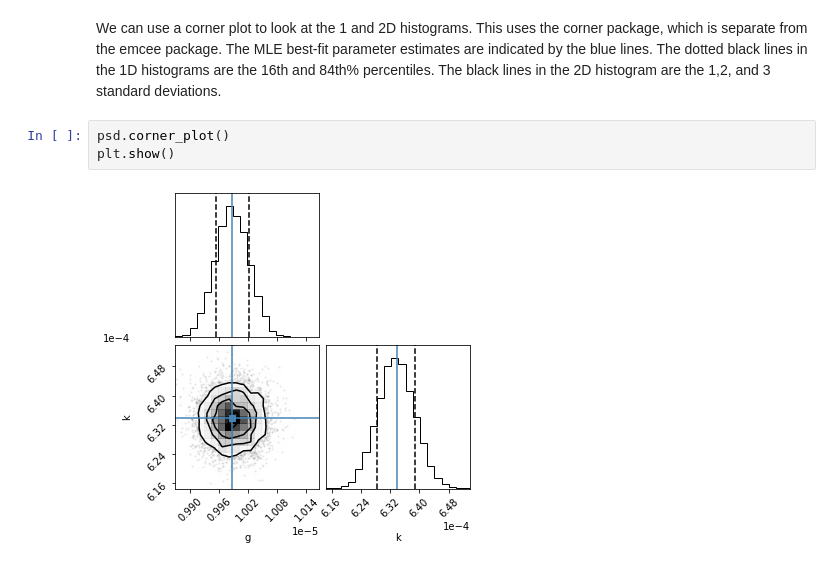
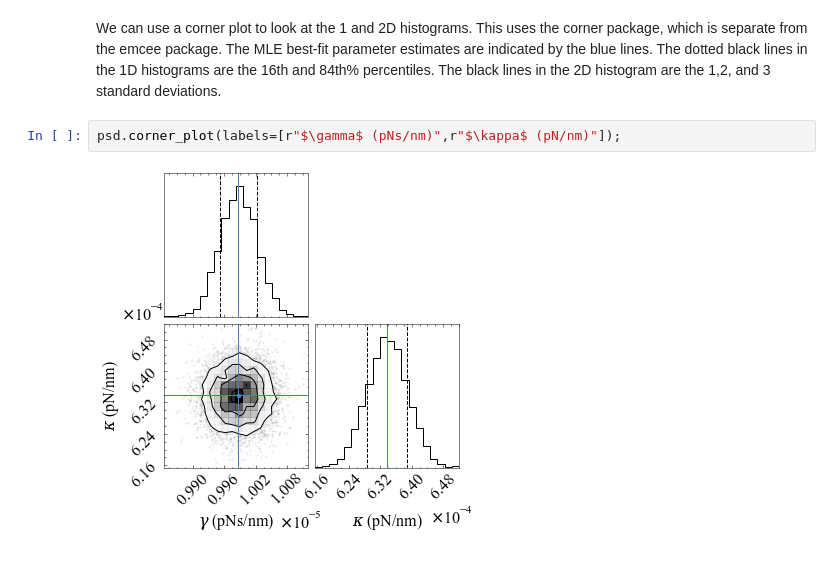
Before and after one commit to ianlmorgan/tweezepy, a Jupyter notebook: docs/source/pages/mcmc.ipynb, the cells around one changed output. Drawn from its saved outputs; the diff is of its cells as text.

```diff
--- a/docs/source/pages/mcmc.ipynb
+++ b/docs/source/pages/mcmc.ipynb
@@ -55,11 +60,10 @@ psd.sample_plot()
 [figure]
 # %% [markdown]
 We can use a corner plot to look at the 1 and 2D histograms. This uses the corner package, which is separate from the emcee package. The MLE best-fit parameter estimates are indicated by the blue lines. The dotted black lines in the 1D histograms are the 16th and 84th% percentiles. The black lines in the 2D histogram are the 1,2, and 3 standard deviations.
-# %%
-psd.corner_plot()
-plt.show()
-# %% [output]
-[figure, removed]
+# %%
+psd.corner_plot(labels=[r"$\gamma$ (pNs/nm)",r"$\kappa$ (pN/nm)"]);
+# %% [output]
+[figure, added]
 # %%
 # The mcmc results are automatically added to the results dictionary
 psd.results
```
Also changed, not shown: parts of 12 cells of this notebook, 2 other files.
